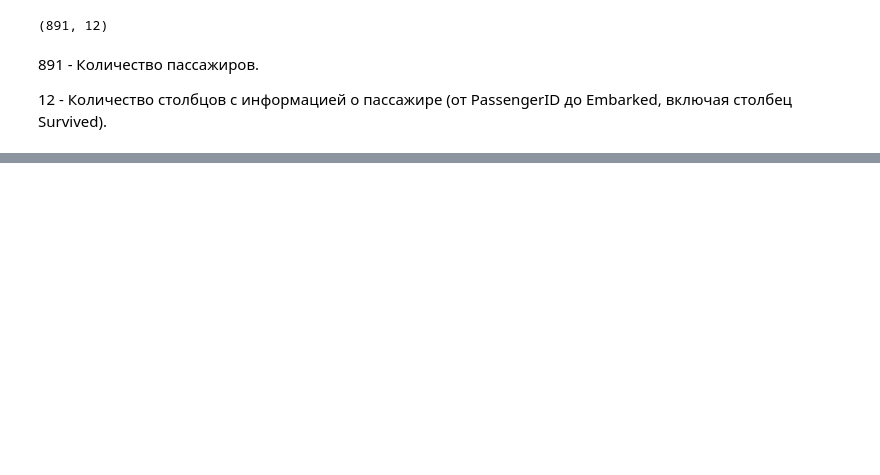
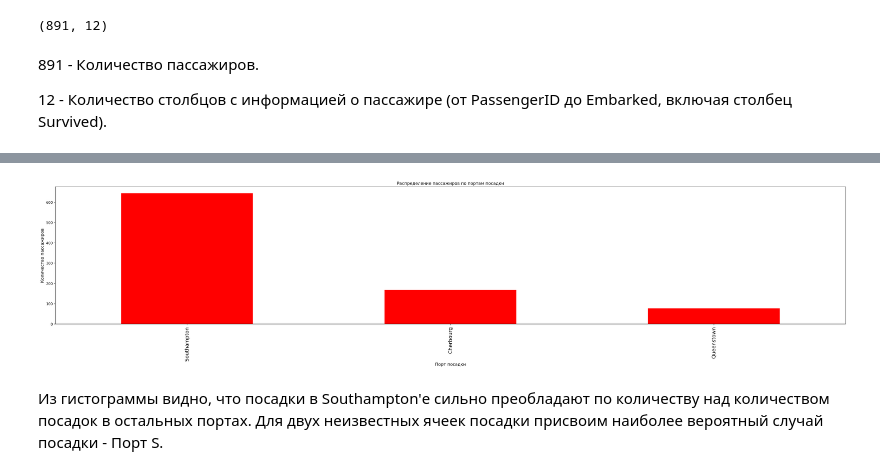
Before and after one commit to neuezeldaa/TItanic_Kaggle, a Jupyter notebook: Titanic_Kaggle_Zolotov.ipynb, the cells around one changed output, grey strips where cells are left out. Saved outputs shown, nothing was run; the diff lists cells and outputs as text; code cells hidden in the pictures; blank space fills up the shorter version.

```diff
--- a/Titanic_Kaggle_Zolotov.ipynb
+++ b/Titanic_Kaggle_Zolotov.ipynb
@@ -51,3 +54,12 @@ import numpy as np # Импорт библиотеки numpy
 import seaborn as sns # Импорт библиотеки seaborn
 
 import pylab as plot # Импорт библиотеки pylab для настройки стилей графиков
+
+params = { # Параметры для графиков
+    'axes.labelsize': "large",
+    'xtick.labelsize': 'x-large',
+    'legend.fontsize': 20,
+    'figure.dpi': 150,
+    'figure.figsize': [40, 7]
+}
+plot.rcParams.update(params)
@@ -108,0 +156,2 @@ data.head(7) # Предварительный просмотр данных из
+# %%
+data['Age'] = data['Age'].fillna(data['Age'].median())
@@ -108,0 +183,11 @@ data.head(7) # Предварительный просмотр данных из
+# %%
+data['Embarked'].map({'S': 'Southampton', 'C': 'Cherbourg', 'Q': 'Queenstown'}).value_counts().plot(kind='bar', color='red')
+# Метод value_counts() считает сколько раз встречается S, C, Q соответственно. Метод plot() строит столбчатую диаграмму (bar plot) на основе полученных значений
+plt.title('Распределение пассажиров по портам посадки')
+plt.xlabel('Порт посадки')
+plt.ylabel('Количество пассажиров')
+plt.show()
+# %% [output]
+[figure, added]
+# %% [markdown]
+Из гистограммы видно, что посадки в Southampton'е сильно преобладают по количеству над количеством посадок в остальных портах. Для двух неизвестных ячеек посадки присвоим наиболее вероятный случай посадки - Порт S.
```
Also changed, not shown: parts of 15 cells of this notebook.
